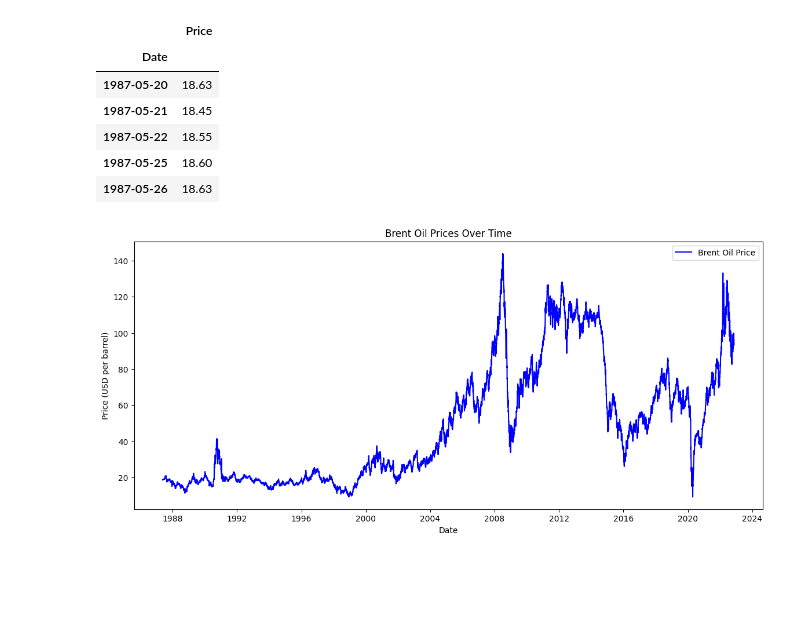
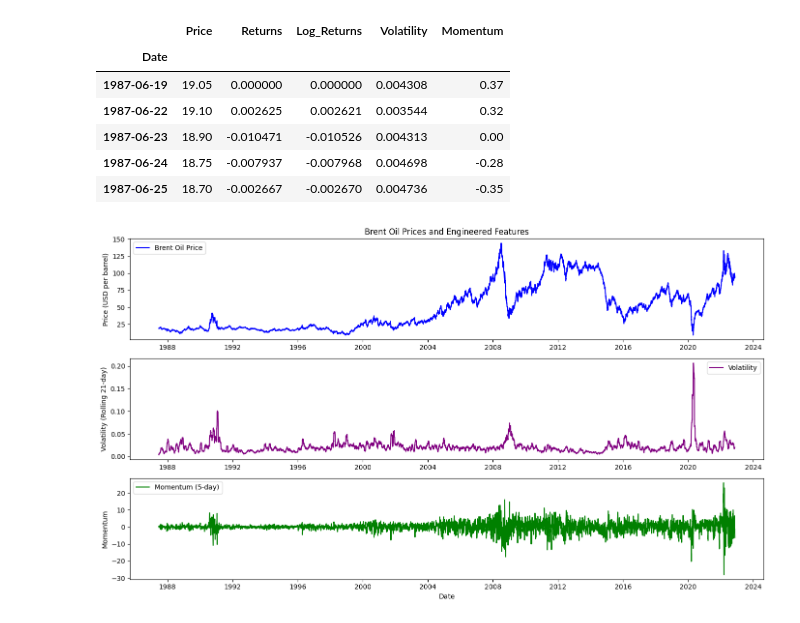
Before and after one commit to yohannestayez/statistical-modelling-of-time-series-data, a Jupyter notebook: notebooks/Data_Workflow_and_Model_Understanding.ipynb, the cells around one changed output. Drawn from its saved outputs; the diff is of its cells as text; code cells hidden in the pictures; blank space fills up the shorter version.

```diff
--- a/notebooks/Data_Workflow_and_Model_Understanding.ipynb
+++ b/notebooks/Data_Workflow_and_Model_Understanding.ipynb
@@ -11,8 +14,8 @@ from arch import arch_model
 # %%
-# Load and process the Brent oil price data
+# Load and process the Brent oil price data with feature engineering
 def load_and_process_data(file_path):
     """
-    Load data and process the date and price columns.
+    Load data, process date and price columns, and add engineered features.
     """
     # Load data
     df = pd.read_csv(file_path, parse_dates=['Date'], dayfirst=True)
@@ -22,34 +25,59 @@ def load_and_process_data(file_path):
     df = df.dropna(subset=['Price'])
     df.set_index('Date', inplace=True)
 
+    # Feature Engineering
+    df['Returns'] = df['Price'].pct_change()  # Daily returns
+    df['Log_Returns'] = np.log(df['Price'] / df['Price'].shift(1))  # Log returns
+    df['Volatility'] = df['Returns'].rolling(window=21).std()  # 21-day rolling volatility
+    df['Momentum'] = df['Price'].diff(5)  # 5-day momentum
+
+    # Drop any NaN values that result from rolling calculations
+    df.dropna(inplace=True)
+
     return df
 
 file_path = 'C:/Users/Administrator/Documents/kifiya/Week_10/data/BrentOilPrices.csv'
 df = load_and_process_data(file_path)
 display(df.head())
 # %% [output]
-|  | Price |
-| Date |  |
-| 1987-05-20 | 18.63 |
-| 1987-05-21 | 18.45 |
-| 1987-05-22 | 18.55 |
-| 1987-05-25 | 18.60 |
-| 1987-05-26 | 18.63 |
+|  | Price | Returns | Log_Returns | Volatility | Momentum |
+| Date |  |  |  |  |  |
+| 1987-06-19 | 19.05 | 0.000000 | 0.000000 | 0.004308 | 0.37 |
+| 1987-06-22 | 19.10 | 0.002625 | 0.002621 | 0.003544 | 0.32 |
+| 1987-06-23 | 18.90 | -0.010471 | -0.010526 | 0.004313 | 0.00 |
+| 1987-06-24 | 18.75 | -0.007937 | -0.007968 | 0.004698 | -0.28 |
+| 1987-06-25 | 18.70 | -0.002667 | -0.002670 | 0.004736 | -0.35 |
 # %%
-
-# Exploratory Data Analysis (EDA)
+# Exploratory Data Analysis (EDA) - Visualization
 def plot_time_series(df):
     """
-    Plot the time series of Brent oil prices and calculate basic stats.
+    Plot the time series of Brent oil prices and engineered features.
     """
-    plt.figure(figsize=(14, 6))
+    plt.figure(figsize=(14, 8))
+
+    # Plot Price
+    plt.subplot(3, 1, 1)
     plt.plot(df.index, df['Price'], color='blue', label='Brent Oil Price')
-    plt.title("Brent Oil Prices Over Time")
-    plt.xlabel("Date")
+    plt.title("Brent Oil Prices and Engineered Features")
     plt.ylabel("Price (USD per barrel)")
     plt.legend()
+
+    # Plot Volatility
+    plt.subplot(3, 1, 2)
+    plt.plot(df.index, df['Volatility'], color='purple', label='Volatility')
+    plt.ylabel("Volatility (Rolling 21-day)")
+    plt.legend()
+
+    # Plot Momentum
+    plt.subplot(3, 1, 3)
+    plt.plot(df.index, df['Momentum'], color='green', label='Momentum (5-day)')
+    plt.xlabel("Date")
+    plt.ylabel("Momentum")
+    plt.legend()
+
+    plt.tight_layout()
     plt.show()
 
 plot_time_series(df)
 # %% [output]
-[figure, old version]
+[figure, new version]
```
Also changed, not shown: parts of 18 cells of this notebook, 1 other file.
